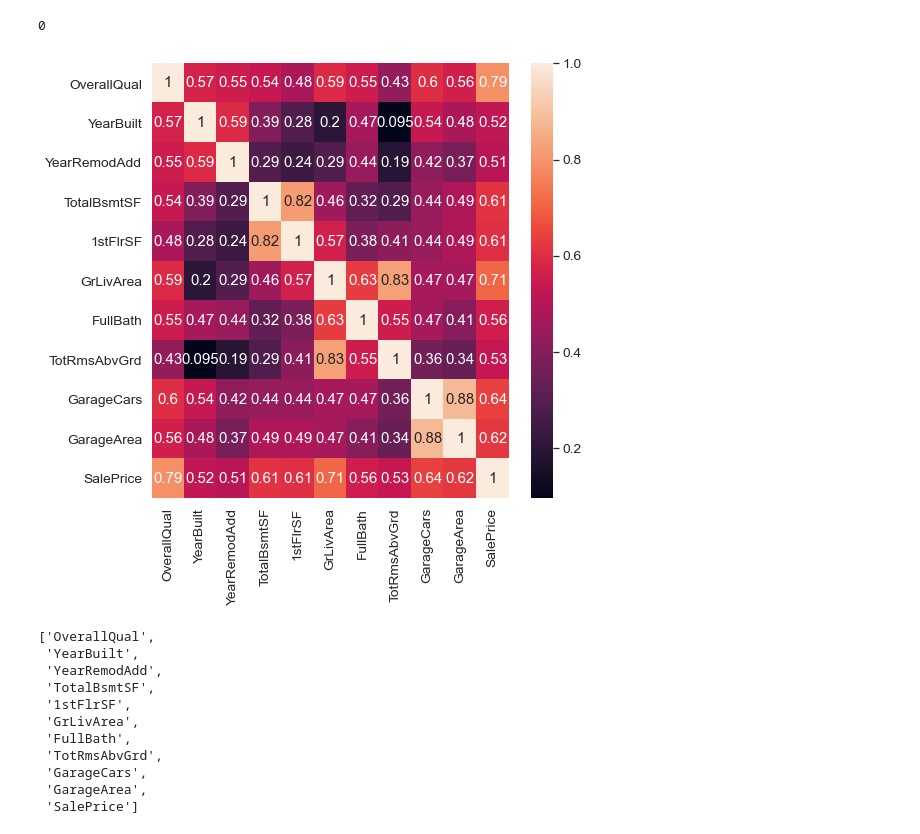
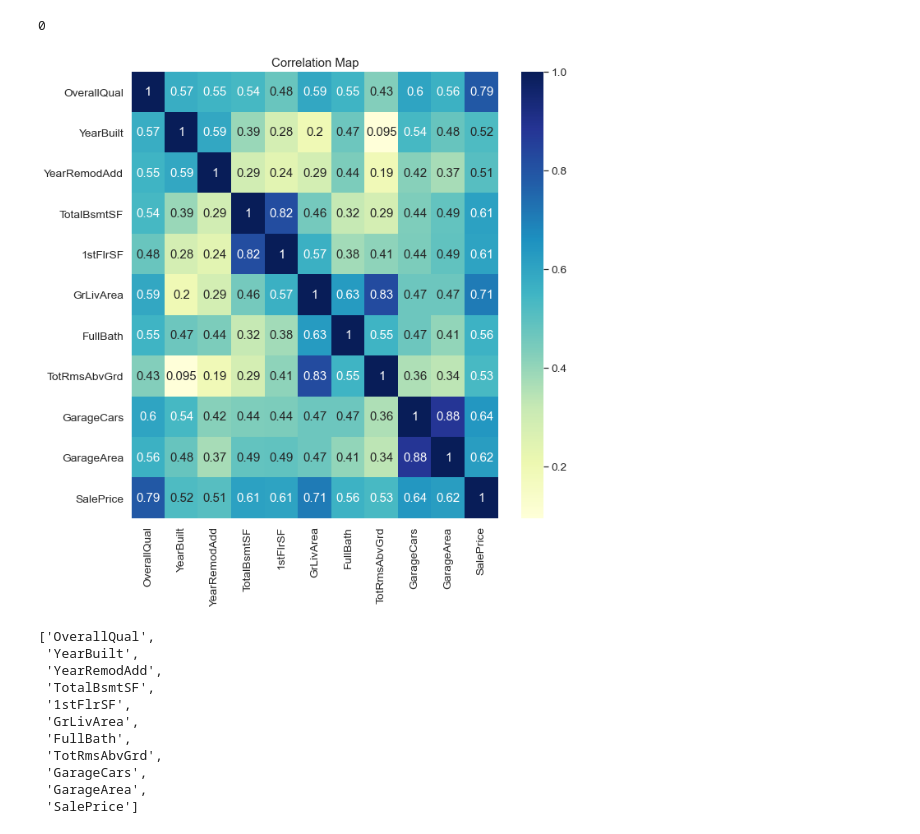
Before and after one commit to pshappycle/Home_Value_Predictor, a Jupyter notebook: Daniel/randomForestCV.ipynb, the cells around one changed output. Cells and saved outputs as stored; diff of their text form; code cells hidden in the pictures.

```diff
--- a/Daniel/randomForestCV.ipynb
+++ b/Daniel/randomForestCV.ipynb
@@ -122,12 +122,14 @@ testing_df.isnull().sum().max()
 # %%
 values = training_df.corr().SalePrice[training_df.corr().SalePrice>0.5]
 columns = training_df.corr().SalePrice[training_df.corr().SalePrice>0.5].index.to_list()
 
 corr2 = training_df[columns].corr()
-plt.figure(figsize=(8,8))
-heatmap = sns.heatmap(corr2, annot=True);
+plt.figure(figsize=(10,10))
+heatmap = sns.heatmap(corr2,cmap="YlGnBu", annot=True);
+plt.title('Correlation Map')
+plt.savefig('corr_map.png',bbox_inches="tight")
 # %% [output]
-[figure, old version]
+[figure, new version]
 # %%
 #features with corr > 0.5
 columns
```
Also changed, not shown: parts of 6 cells of this notebook, 4 other files.
